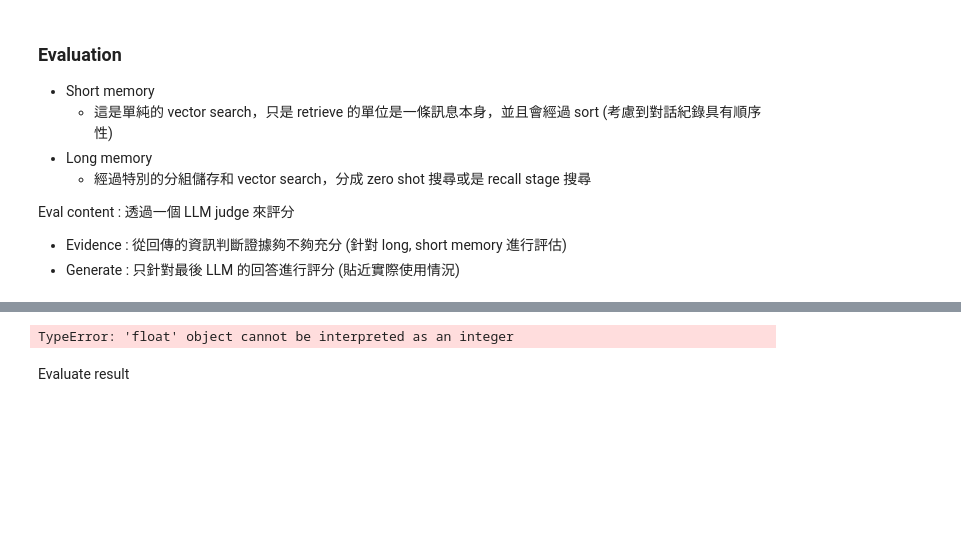
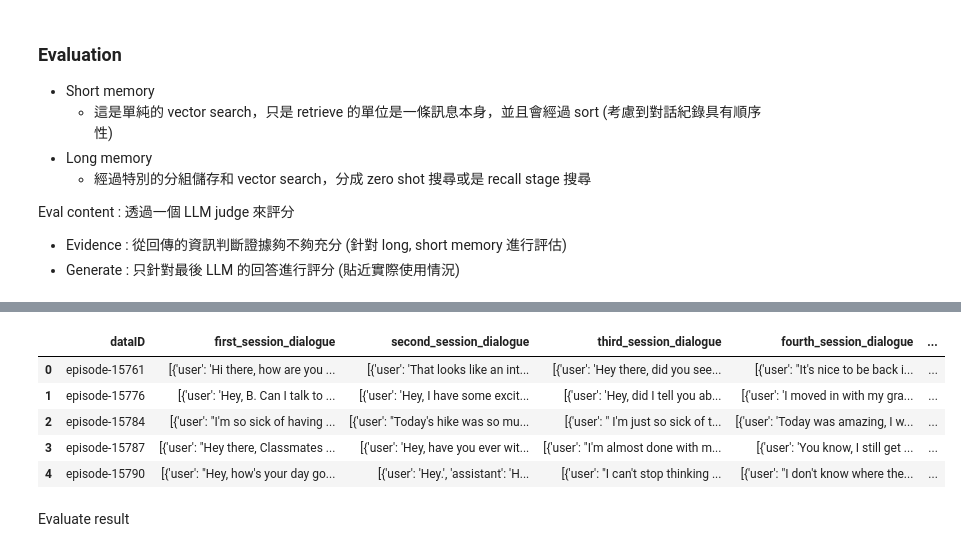
Before and after one commit to Intelligent-Systems-Lab/REMIND, a Jupyter notebook: test.ipynb, the cells around one changed output, grey strips where cells are left out. Drawn from its saved outputs; the diff is of its cells as text; code cells hidden in the pictures; blank space fills up the shorter version.

Commit message:
:construction: first eval

```diff
--- a/test.ipynb
+++ b/test.ipynb
@@ -199,19 +199,29 @@ question_df.head()
 | 3 | episode-15787 | [Hey there, Classmates B! What's ... | [Hey, have you ever witnessed a c... | [I'm almost done with my work for... | [You know, I still get emotional ... | ... |
 | 4 | episode-15790 | [Hey, how's your day going so far... | [Hey., Hey, everything okay?, Yea... | [I can't stop thinking about the ... | [I don't know where the chips wen... | ... |
 # %%
-for row in range(1):
+from datetime import datetime, timedelta
+
+current_time = datetime.strptime("2024/11/18 10:00", "%Y/%m/%d %H:%M")
+for row in range(len(question_df)):
     for col in ['first_session_dialogue', 'second_session_dialogue', 'third_session_dialogue', 'fourth_session_dialogue', 'fifth_session_dialogue']:
         dialog = []
         for i in range(int(len(question_df[col][row])/2)):
+            current_time = current_time + timedelta(minutes=1)
             log = {
                 "user":question_df[col][row][i*2],
-                "assistant":question_df[col][row][i*2+1]
+                "assistant":question_df[col][row][i*2+1],
+                "time":current_time.strftime("%Y-%m-%dT%H:%M:%SZ")
             }
             dialog.append(log)
         question_df.loc[row, col] = str(dialog)
 question_df.head()
 # %% [output]
-TypeError: 'float' object cannot be interpreted as an integer
+|  | dataID | first_session_dialogue | second_session_dialogue | third_session_dialogue | fourth_session_dialogue | ... |
+| 0 | episode-15761 | [{'user': 'Hi there, how are you ... | [{'user': 'That looks like an int... | [{'user': 'Hey there, did you see... | [{'user': "It's nice to be back i... | ... |
+| 1 | episode-15776 | [{'user': 'Hey, B. Can I talk to ... | [{'user': 'Hey, I have some excit... | [{'user': 'Hey, did I tell you ab... | [{'user': 'I moved in with my gra... | ... |
+| 2 | episode-15784 | [{'user': "I'm so sick of having ... | [{'user': "Today's hike was so mu... | [{'user': " I'm just so sick of t... | [{'user': 'Today was amazing, I w... | ... |
+| 3 | episode-15787 | [{'user': "Hey there, Classmates ... | [{'user': 'Hey, have you ever wit... | [{'user': "I'm almost done with m... | [{'user': 'You know, I still get ... | ... |
+| 4 | episode-15790 | [{'user': "Hey, how's your day go... | [{'user': 'Hey.', 'assistant': 'H... | [{'user': "I can't stop thinking ... | [{'user': "I don't know where the... | ... |
 # %%
 question_df.to_json("question_ready.json", orient="records", lines=True)
 # %%
```
Also changed, not shown: parts of 7 cells of this notebook, 1 other file.
